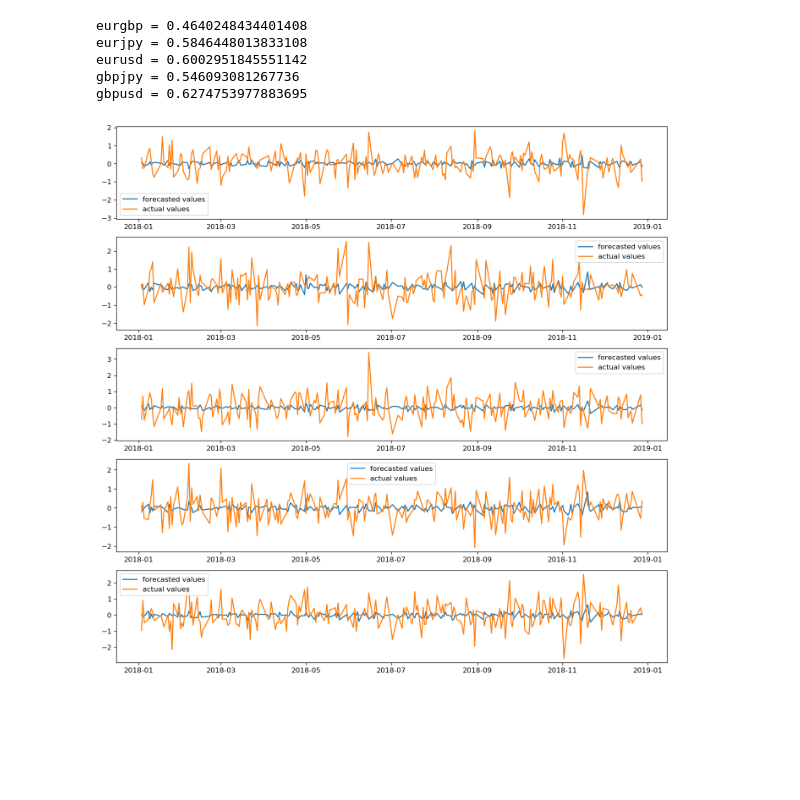
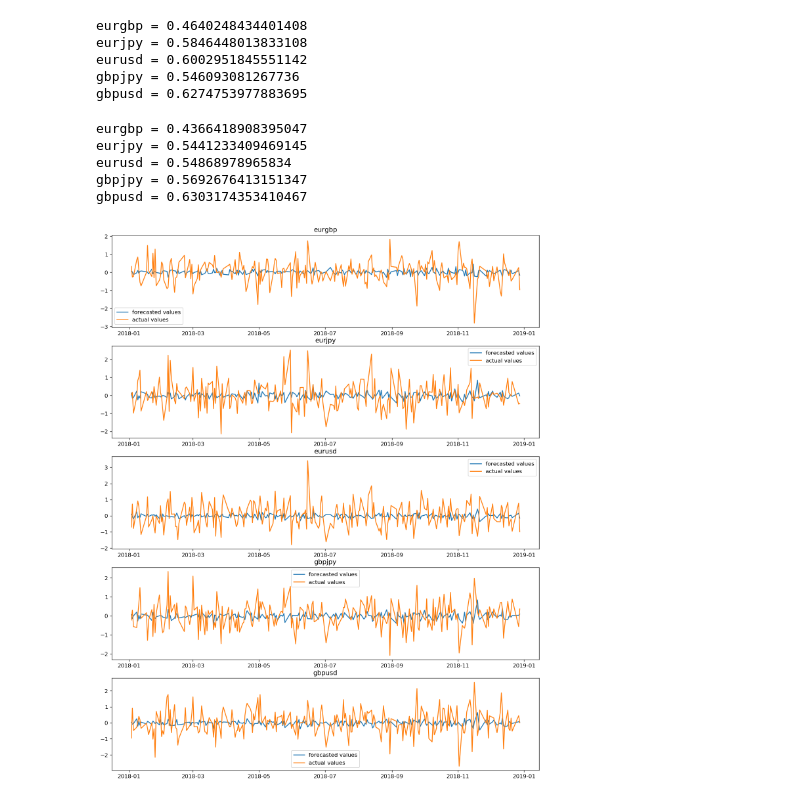
Before and after one commit to navin9292/Google_Wavenet-_Model, a Jupyter notebook: var_final.ipynb, the cells around one changed output. Drawn from its saved outputs; the diff is of its cells as text; code cells hidden in the pictures; blank space fills up the shorter version.

```diff
--- a/var_final.ipynb
+++ b/var_final.ipynb
@@ -337,14 +343,24 @@ eurjpy = 0.5846448013833108
 eurusd = 0.6002951845551142
 gbpjpy = 0.546093081267736
 gbpusd = 0.6274753977883695
+# %%
+for ind, column_name in enumerate(data_tr[currencies].columns):
+    print(column_name, '=', cal_mase(data_tr[column_name].values, data_te[column_name].values, ret_forecast_cur[:,ind]))
+    #print(column_name, "=", mean_absolute_error(ret_forecast_cur[:,ind], data_te[column_name].values))
+# %% [output]
+eurgbp = 0.4366418908395047
+eurjpy = 0.5441233409469145
+eurusd = 0.54868978965834
+gbpjpy = 0.5692676413151347
+gbpusd = 0.6303174353410467
 # %%
-fig, axes = plt.subplots(nrows = len(currencies), dpi = 120, figsize = (14, 14))
+fig, axes = plt.subplots(nrows = len(currencies), dpi = 120, figsize = (14, 18))
 for i in range(0, len(currencies)):
     axes[i].plot(data_te.index,ret_forecast_cur[:,i], label = 'forecasted values')
     axes[i].legend()
     axes[i].plot(data_te.index,data_te[currencies[i]].values, label = 'actual values')
     axes[i].legend()
-
+    axes[i].set_title(currencies[i])
 plt.show()
 # %% [output]
-[figure, old version]
+[figure, new version]
```
Also changed, not shown: parts of 23 cells of this notebook.
